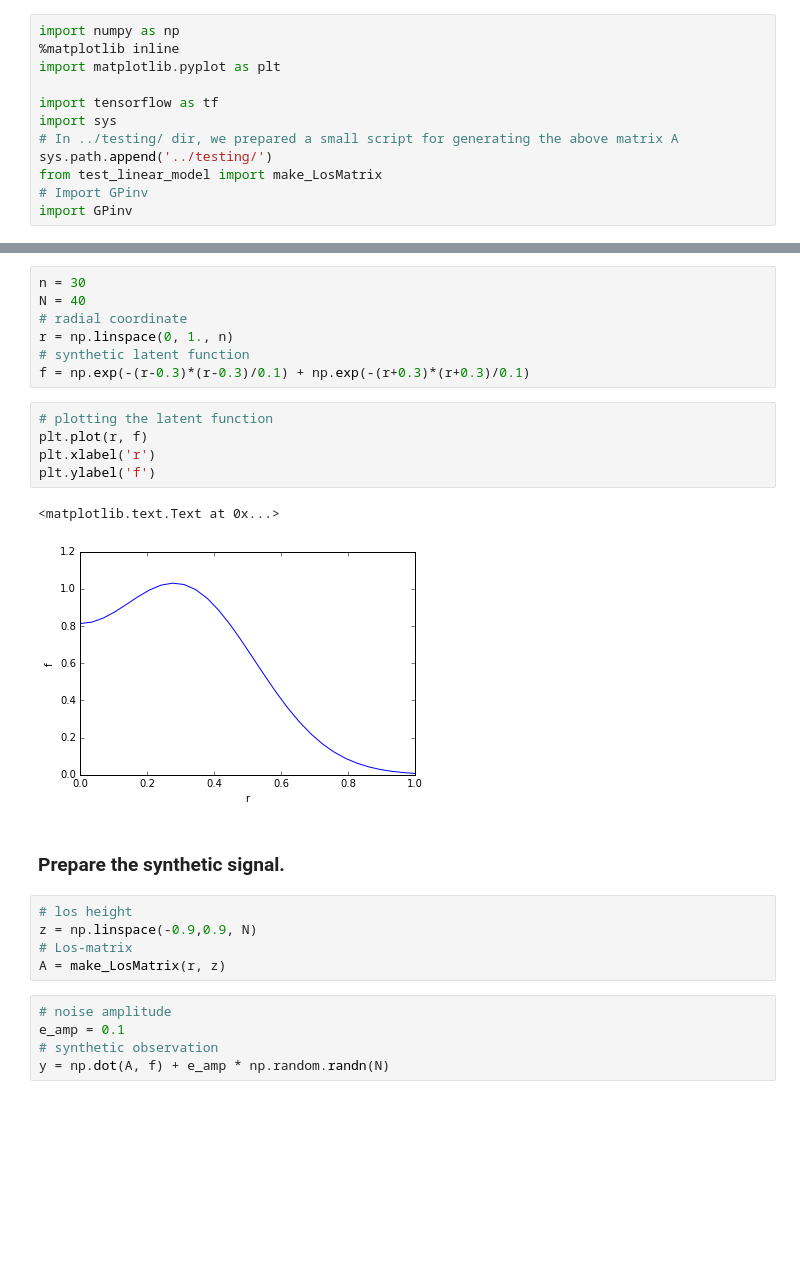
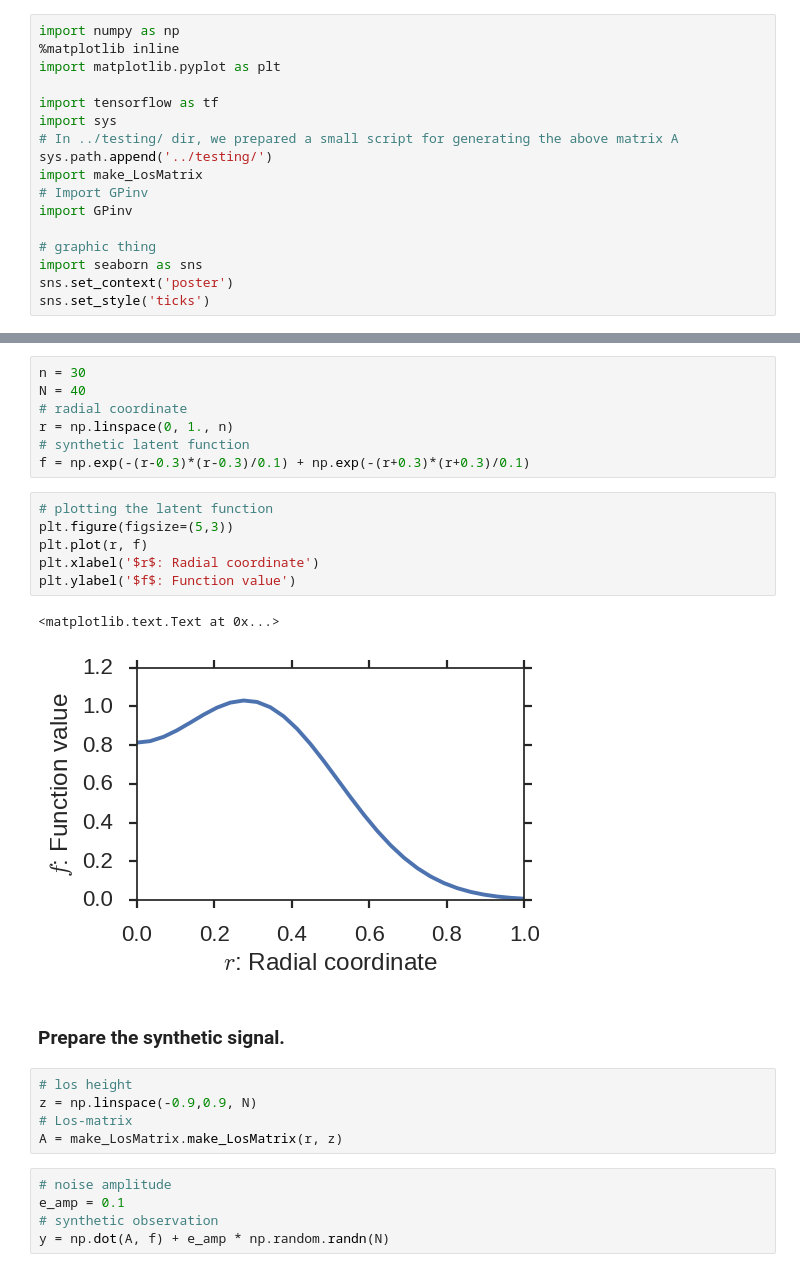
Before and after one commit to fujii-team/GPinv, a Jupyter notebook: notebooks/nonlinear_model_example.ipynb, the cells around one changed output, grey strips where cells are left out. Drawn from its saved outputs; the diff is of its cells as text; blank space fills up the shorter version.

```diff
--- a/notebooks/nonlinear_model_example.ipynb
+++ b/notebooks/nonlinear_model_example.ipynb
@@ -51,9 +46,14 @@ import tensorflow as tf
 import sys
 # In ../testing/ dir, we prepared a small script for generating the above matrix A
 sys.path.append('../testing/')
-from test_linear_model import make_LosMatrix
+import make_LosMatrix
 # Import GPinv
 import GPinv
+
+# graphic thing
+import seaborn as sns
+sns.set_context('poster')
+sns.set_style('ticks')
 # %% [markdown]
 ## Synthetic signals
 
@@ -68,19 +68,20 @@ r = np.linspace(0, 1., n)
 f = np.exp(-(r-0.3)*(r-0.3)/0.1) + np.exp(-(r+0.3)*(r+0.3)/0.1)
 # %%
 # plotting the latent function
+plt.figure(figsize=(5,3))
 plt.plot(r, f)
-plt.xlabel('r')
-plt.ylabel('f')
+plt.xlabel('$r$: Radial coordinate')
+plt.ylabel('$f$: Function value')
 # %% [output]
 <matplotlib.text.Text at 0x...>
-[figure, old version]
+[figure, new version]
 # %% [markdown]
 ### Prepare the synthetic signal.
 # %%
 # los height
 z = np.linspace(-0.9,0.9, N)
 # Los-matrix
-A = make_LosMatrix(r, z)
+A = make_LosMatrix.make_LosMatrix(r, z)
 # %%
 # noise amplitude
 e_amp = 0.1
```
Also changed, not shown: parts of 27 cells of this notebook, 7 other files.
